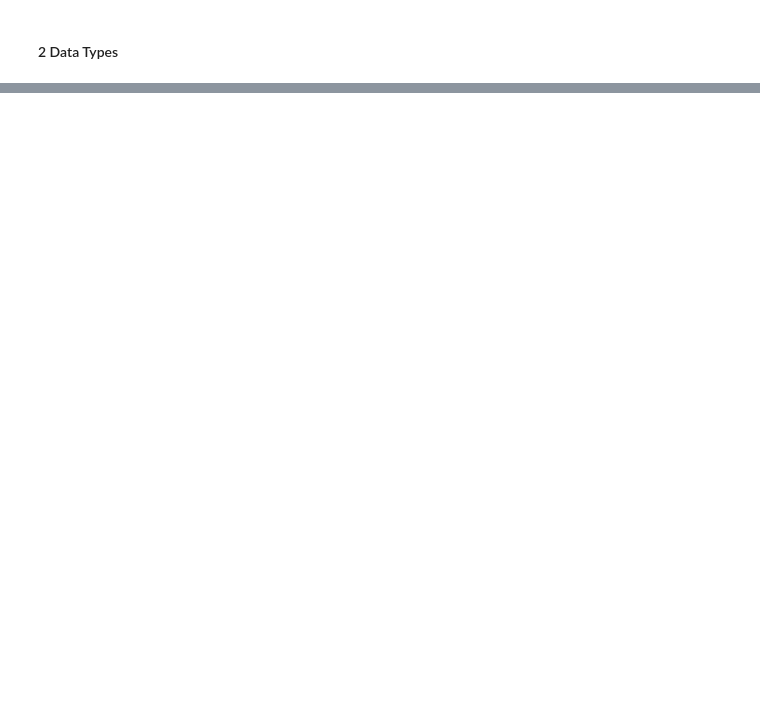
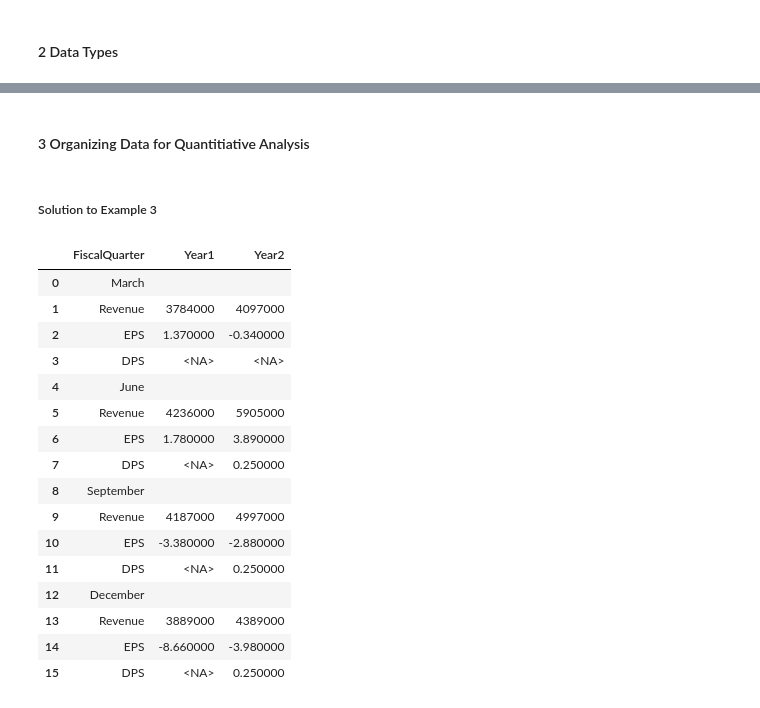
Before and after one commit to logician666/CFA-QuantitativeMethods, a Jupyter notebook: Notes to the Book.ipynb, the cells around one changed output, grey strips where cells are left out. Drawn from its saved outputs; the diff is of its cells as text; code cells hidden in the pictures; blank space fills up the shorter version.

```diff
--- a/Notes to the Book.ipynb
+++ b/Notes to the Book.ipynb
@@ -820,0 +834,32 @@ Thus, B is the correct answer.
+# %% [markdown]
+#### 3 Organizing Data for Quantitiative Analysis
+# %% [markdown]
+##### Solution to Example 3
+# %%
+exhibit_3 = pd.DataFrame(
+    {
+        'FiscalQuarter': ['March', 'Revenue', 'EPS', 'DPS', 'June', 'Revenue', 'EPS', 'DPS','September', 'Revenue', 'EPS', 'DPS', 'December', 'Revenue', 'EPS', 'DPS'],
+        'Year1': ['', 3_784_000, 1.37, pd.NA, '', 4_236_000, 1.78, pd.NA, '', 4_187_000, -3.38, pd.NA, '', 3_889_000, -8.66, pd.NA],
+        'Year2': ['', 4_097_000, -0.34, pd.NA, '', 5_905_000, 3.89, 0.25, '', 4_997_000, -2.88, 0.25, '', 4_389_000, -3.98, 0.25]
+    }
+)
+
+exhibit_3
+# %% [output]
+|  | FiscalQuarter | Year1 | Year2 |
+| 0 | March |  |  |
+| 1 | Revenue | 3784000 | 4097000 |
+| 2 | EPS | 1.370000 | -0.340000 |
+| 3 | DPS | <NA> | <NA> |
+| 4 | June |  |  |
+| 5 | Revenue | 4236000 | 5905000 |
+| 6 | EPS | 1.780000 | 3.890000 |
+| 7 | DPS | <NA> | 0.250000 |
+| 8 | September |  |  |
+| 9 | Revenue | 4187000 | 4997000 |
+| 10 | EPS | -3.380000 | -2.880000 |
+| 11 | DPS | <NA> | 0.250000 |
+| 12 | December |  |  |
+| 13 | Revenue | 3889000 | 4389000 |
+| 14 | EPS | -8.660000 | -3.980000 |
+| 15 | DPS | <NA> | 0.250000 |
```
Also changed, not shown: parts of 10 cells of this notebook.
